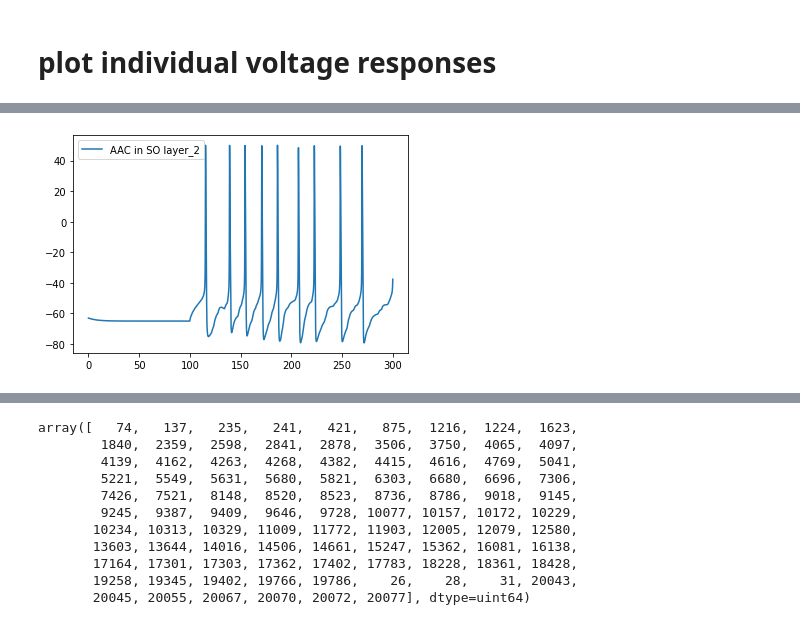
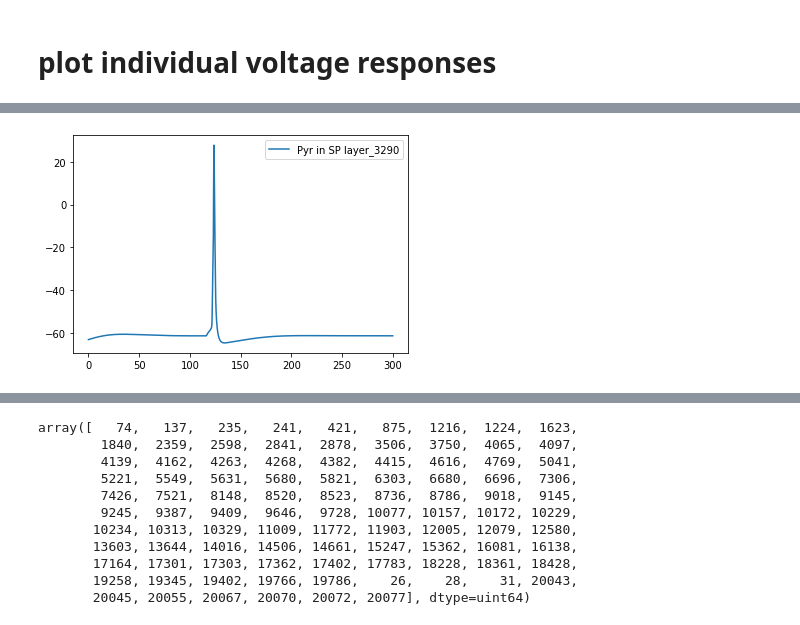
Before and after one commit to ddopp4877/CA1_model, a Jupyter notebook: CA1_exploration.ipynb, the cells around one changed output, grey strips where cells are left out. Drawn from its saved outputs; the diff is of its cells as text; code cells hidden in the pictures.

```diff
--- a/CA1_exploration.ipynb
+++ b/CA1_exploration.ipynb
@@ -474,17 +504,17 @@ plt.plot(iSynsDF['data0'])
 # %%
 simTime = np.arange(0,300,0.1)
 # %%
-gids = [2]
+gids = [3290]
 for gid in gids:
     cellNo = vreports['node_ids'][vreports['node_ids'] == gid].keys()[0]
     name = nodesDF['node_type_id'][vreports['node_ids'][cellNo]]
     plt.plot(simTime,vreports['data'+str(cellNo)][vreports['data'+str(cellNo)].isna()==False],label = name+'_'+str(gid))
 
 
 plt.legend()
 plt.show()
 # %% [output]
-[figure, old version]
+[figure, new version]
 # %%
 f = h5py.File(os.path.join("output",'v_report_axon.h5'), 'r')
 vreportsA = SaveDataToDF(f)
```
Also changed, not shown: parts of 20 cells of this notebook, 5 other files.
